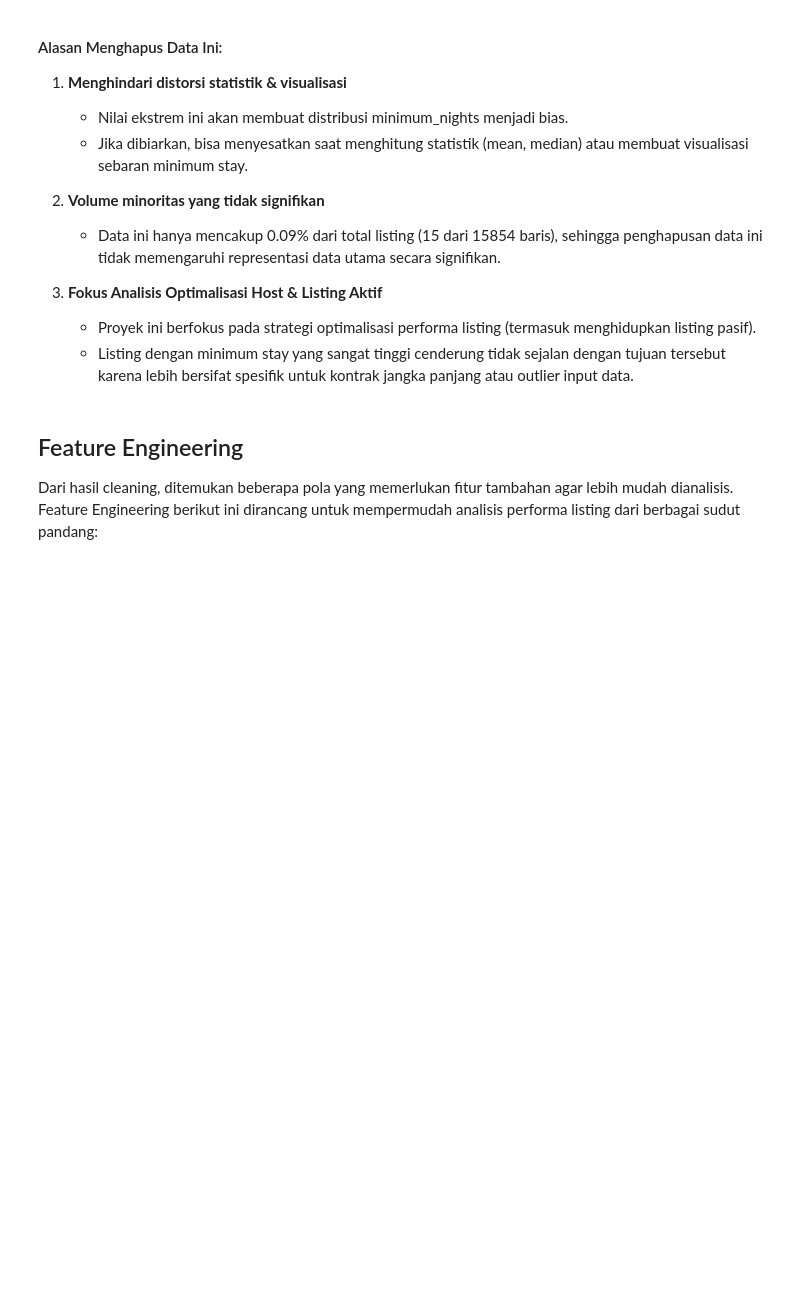
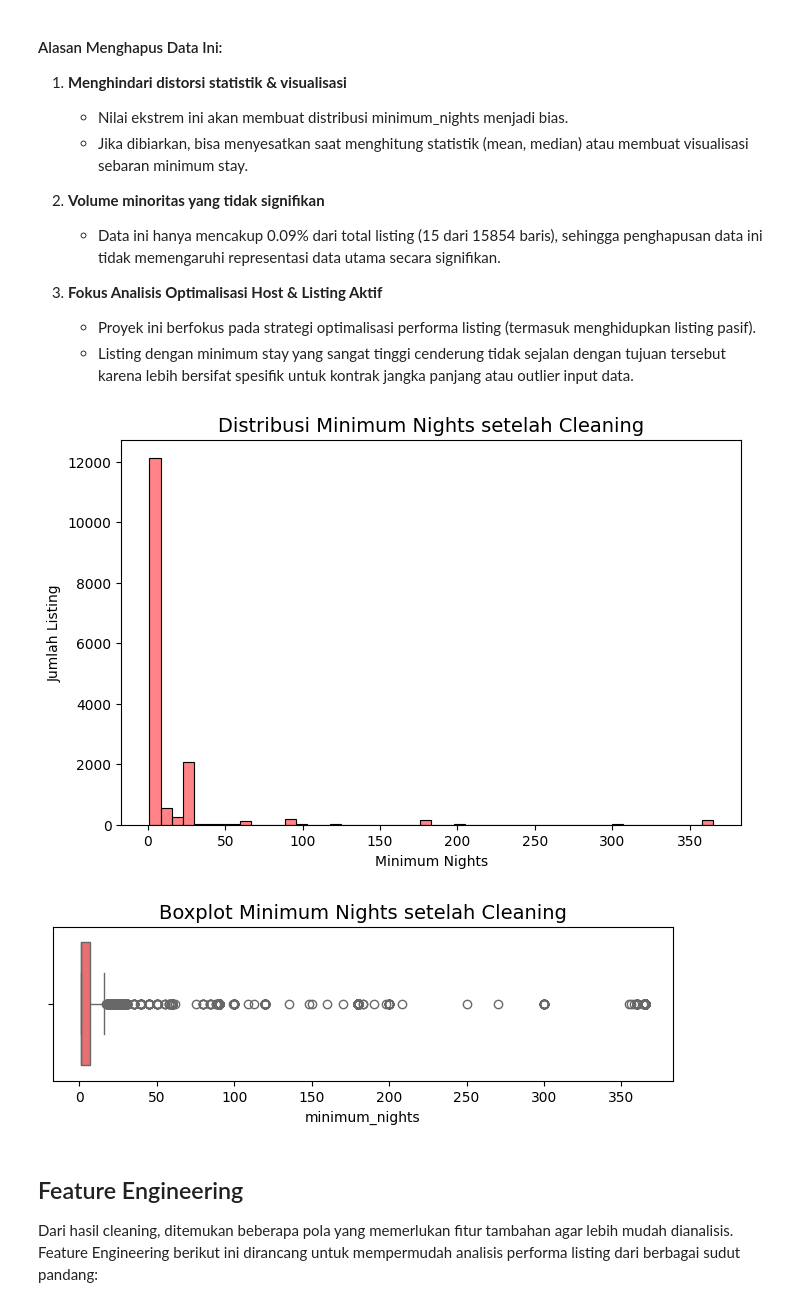
Before and after one commit to Quinntes/airbnb_istings_bangkok, a Jupyter notebook: airbnb listings bangkok.ipynb, the cells around one changed output. Saved outputs shown, nothing was run; the diff lists cells and outputs as text; code cells hidden in the pictures; blank space fills up the shorter version.

```diff
--- a/airbnb listings bangkok.ipynb
+++ b/airbnb listings bangkok.ipynb
@@ -347,6 +347,22 @@ Berdasarkan eksplorasi data, ditemukan **15 listing dengan nilai `minimum_nights
 3. **Fokus Analisis Optimalisasi Host & Listing Aktif**
    - Proyek ini berfokus pada strategi optimalisasi performa listing (termasuk menghidupkan listing pasif).
    - Listing dengan minimum stay yang sangat tinggi cenderung tidak sejalan dengan tujuan tersebut karena lebih bersifat spesifik untuk kontrak jangka panjang atau outlier input data.
+# %%
+plt.figure(figsize=(8, 5))
+sns.histplot(df_copy['minimum_nights'], bins=50, color='#FF5A5F')  # warna hex Rausch
+plt.title('Distribusi Minimum Nights setelah Cleaning', fontsize=14)
+plt.xlabel('Minimum Nights')
+plt.ylabel('Jumlah Listing')
+plt.show()
+
+# Atau boxplot untuk cek outlier
+plt.figure(figsize=(8, 2))
+sns.boxplot(x=df_copy['minimum_nights'], color='#FF5A5F')
+plt.title('Boxplot Minimum Nights setelah Cleaning', fontsize=14)
+plt.show()
+# %% [output]
+[figure, added]
+[figure, added]
 # %% [markdown]
 ## Feature Engineering
 Dari hasil cleaning, ditemukan beberapa pola yang memerlukan fitur tambahan agar lebih mudah dianalisis. Feature Engineering berikut ini dirancang untuk mempermudah analisis performa listing dari berbagai sudut pandang:
```
Also changed, not shown: parts of 18 cells of this notebook, 1 other file.
